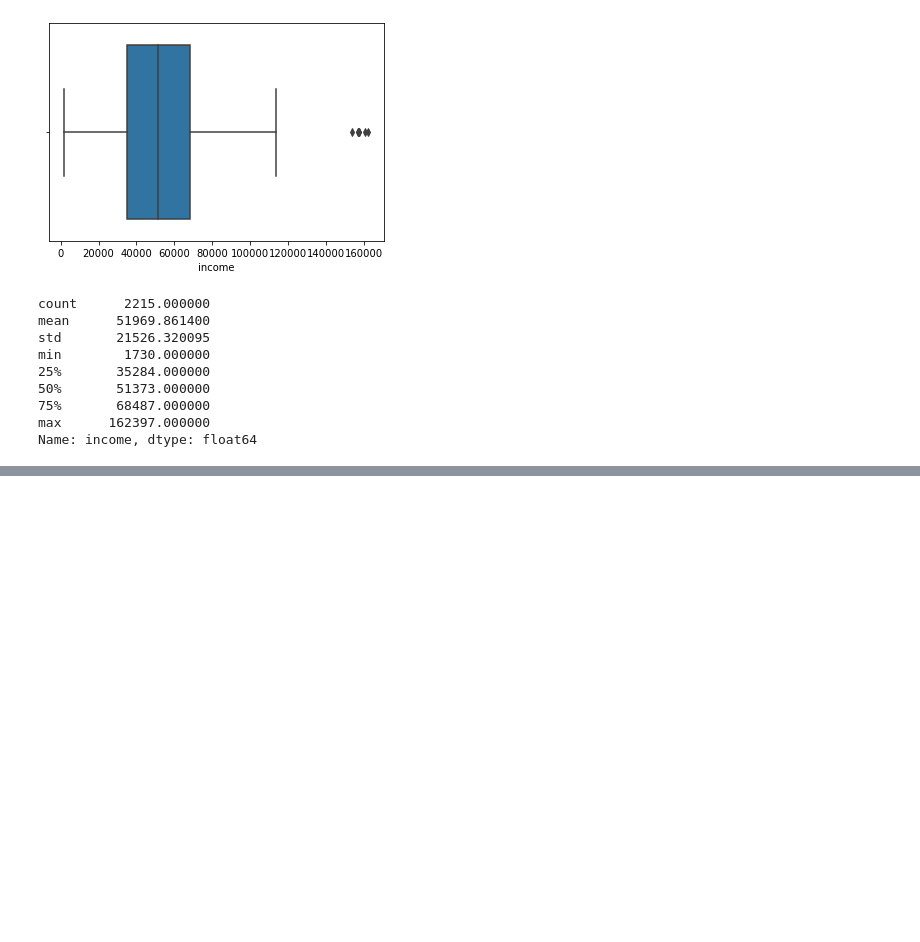
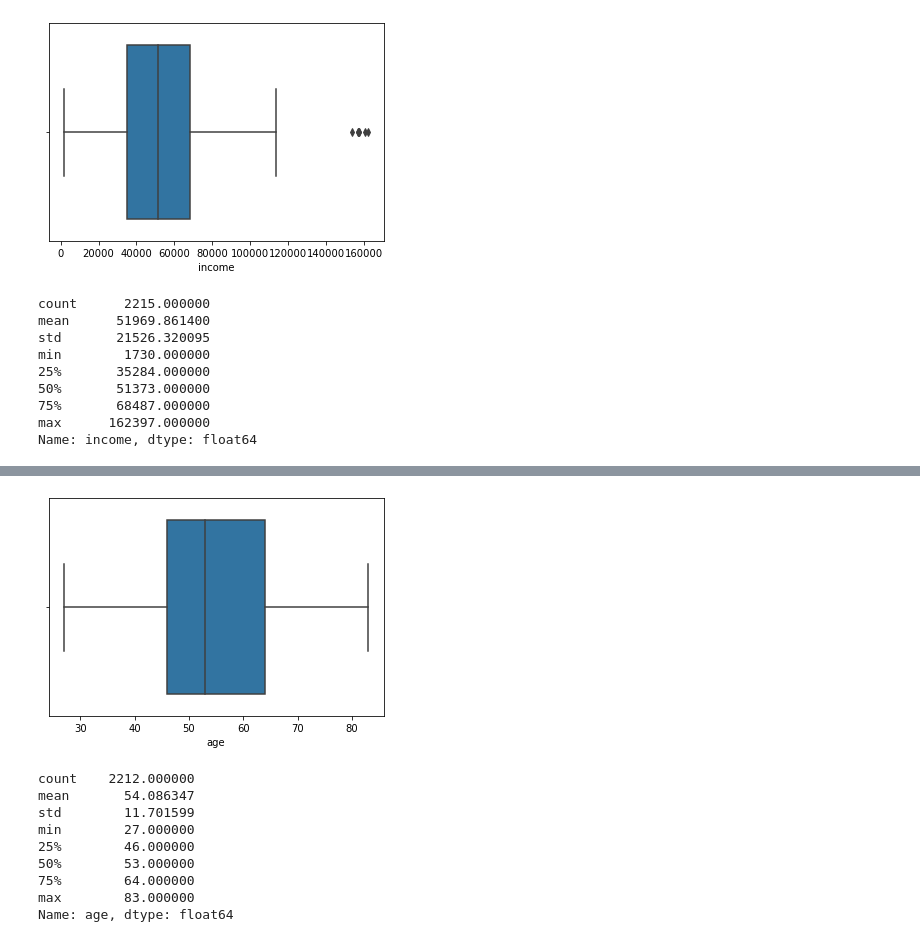
Before and after one commit to marcosvnespolo/Dados_Marketing, a Jupyter notebook: Analisando Dados de Marketing.ipynb, the cells around one changed output, grey strips where cells are left out. Drawn from its saved outputs; the diff is of its cells as text; code cells hidden in the pictures; blank space fills up the shorter version.

```diff
--- a/Analisando Dados de Marketing.ipynb
+++ b/Analisando Dados de Marketing.ipynb
@@ -183,0 +212,20 @@ Name: income, dtype: float64
+# %%
+# Podemos remover os outliers filtrando apenas valores de idade inferiores a 100
+dados = dados[dados['age'] < 100]
+# %%
+plt.figure()
+sns.boxplot(dados["age"])
+plt.show()
+
+dados["age"].describe()
+# %% [output]
+[figure, added]
+count    2212.000000
+mean       54.086347
+std        11.701599
+min        27.000000
+25%        46.000000
+50%        53.000000
+75%        64.000000
+max        83.000000
+Name: age, dtype: float64
```
Also changed, not shown: parts of 6 cells of this notebook.
